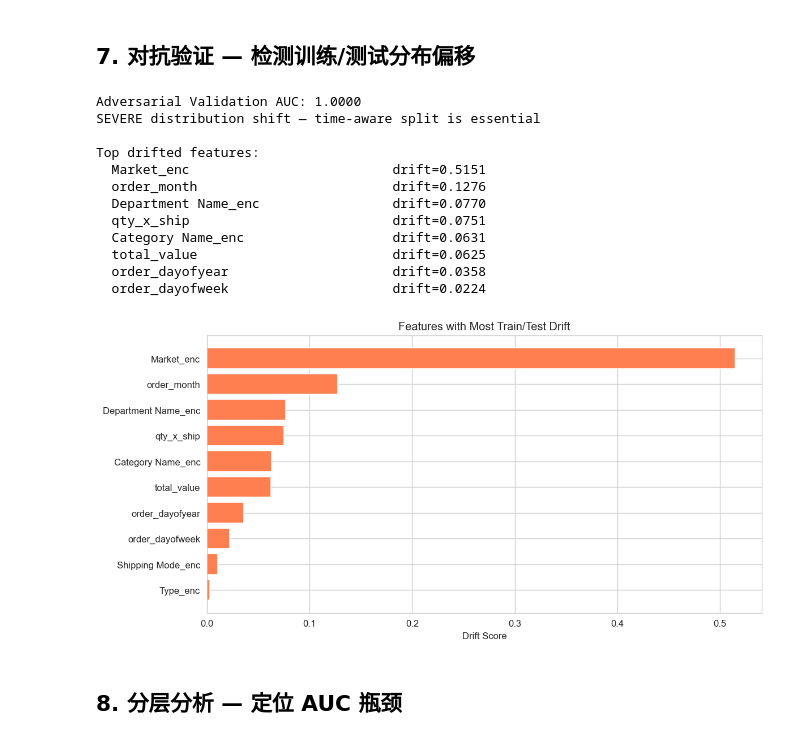
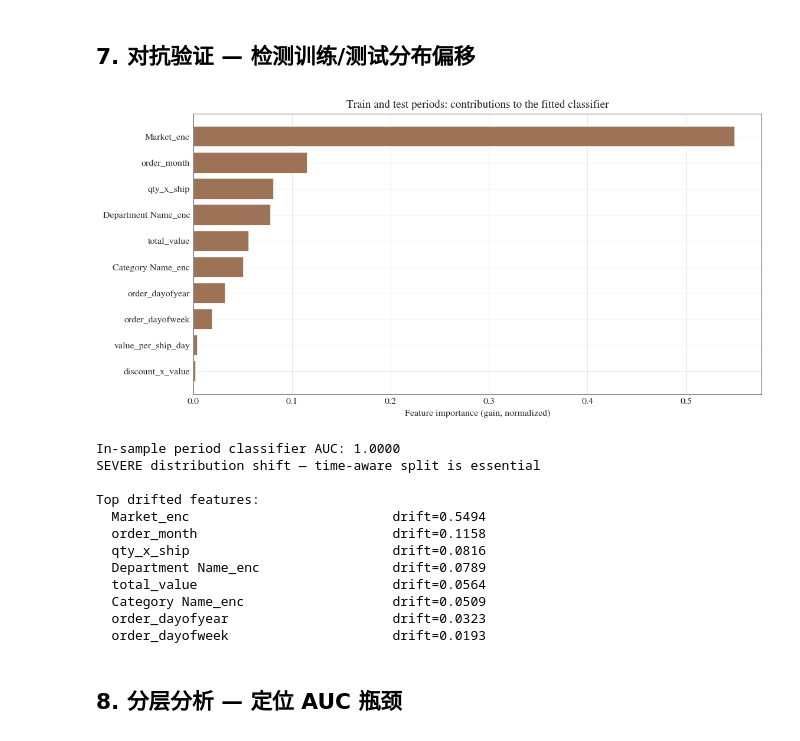
Before and after one commit to lingtao-meng/supply-chain-ml-pipeline, a Jupyter notebook: notebooks/supply_chain_ml_pipeline.ipynb, the cells around one changed output. Cells and saved outputs as stored; diff of their text form; code cells hidden in the pictures.

```diff
--- a/notebooks/supply_chain_ml_pipeline.ipynb
+++ b/notebooks/supply_chain_ml_pipeline.ipynb
@@ -218,47 +219,50 @@ Binary AUC: 0.7794
 # %%
 # Create labels: 0=train, 1=test
 y_adv = np.zeros(n); y_adv[v_end:] = 1
 n0 = t_end; n1 = n - v_end; ms = min(n0, n1)
-idx0 = np.random.choice(n0, ms, replace=False)
-idx1 = np.random.choice(n1, ms, replace=False) + v_end
-idx_bal = np.concatenate([idx0, idx1]); np.random.shuffle(idx_bal)
+rng = np.random.default_rng(42)
+idx0 = rng.choice(n0, ms, replace=False)
+idx1 = rng.choice(n1, ms, replace=False) + v_end
+idx_bal = np.concatenate([idx0, idx1]); rng.shuffle(idx_bal)
 
 X_adv = X.fillna(0).values[idx_bal]; y_adv_b = y_adv[idx_bal]
 scaler_adv = StandardScaler(); X_adv_s = scaler_adv.fit_transform(X_adv)
 adv_clf = XGBClassifier(n_estimators=200, max_depth=6, random_state=42, verbosity=0)
 adv_clf.fit(X_adv_s, y_adv_b)
 adv_auc = roc_auc_score(y_adv_b, adv_clf.predict_proba(X_adv_s)[:,1])
 
-print(f'Adversarial Validation AUC: {adv_auc:.4f}')
+print(f'In-sample period classifier AUC: {adv_auc:.4f}')
 if adv_auc > 0.75:
     print('SEVERE distribution shift — time-aware split is essential')
 elif adv_auc > 0.65: print('MODERATE shift')
 else: print('MINIMAL shift')
 
 drift = pd.DataFrame({'Feature':X.columns, 'Drift':adv_clf.feature_importances_}).sort_values('Drift',ascending=False)
 print('\nTop drifted features:')
 for _,r in drift.head(8).iterrows(): print(f'  {r["Feature"]:<35s} drift={r["Drift"]:.4f}')
 
 fig, ax = plt.subplots(figsize=(10,5))
 top = drift.head(10)
-ax.barh(range(10), top['Drift'].values, color='coral')
+ax.barh(range(10), top['Drift'].values, color='#9c7356')
 ax.set_yticks(range(10)); ax.set_yticklabels(top['Feature'].values); ax.invert_yaxis()
-ax.set_xlabel('Drift Score'); ax.set_title('Features with Most Train/Test Drift')
-plt.tight_layout(); plt.savefig('../images/merged_adv.png', dpi=150); plt.show()
+ax.set_xlabel('Feature importance (gain, normalized)'); ax.set_title('Train and test periods: contributions to the fitted classifier')
+format_figure(plt.gcf())
+plt.tight_layout(); plt.savefig('../images/merged_adv.png', dpi=260)
+plt.show()
 # %% [output]
+[figure, new version]
-Adversarial Validation AUC: 1.0000
+In-sample period classifier AUC: 1.0000
 SEVERE distribution shift — time-aware split is essential
 
 Top drifted features:
-  Market_enc                          drift=0.5151
-  order_month                         drift=0.1276
-  Department Name_enc                 drift=0.0770
-  qty_x_ship                          drift=0.0751
-  Category Name_enc                   drift=0.0631
-  total_value                         drift=0.0625
-  order_dayofyear                     drift=0.0358
-  order_dayofweek                     drift=0.0224
+  Market_enc                          drift=0.5494
+  order_month                         drift=0.1158
+  qty_x_ship                          drift=0.0816
+  Department Name_enc                 drift=0.0789
+  total_value                         drift=0.0564
+  Category Name_enc                   drift=0.0509
+  order_dayofyear                     drift=0.0323
+  order_dayofweek                     drift=0.0193
-[figure, old version]
 # %% [markdown]
 ## 8. 分层分析 — 定位 AUC 瓶颈
 # %%
```
Also changed, not shown: parts of 3 cells of this notebook, 35 other files.
